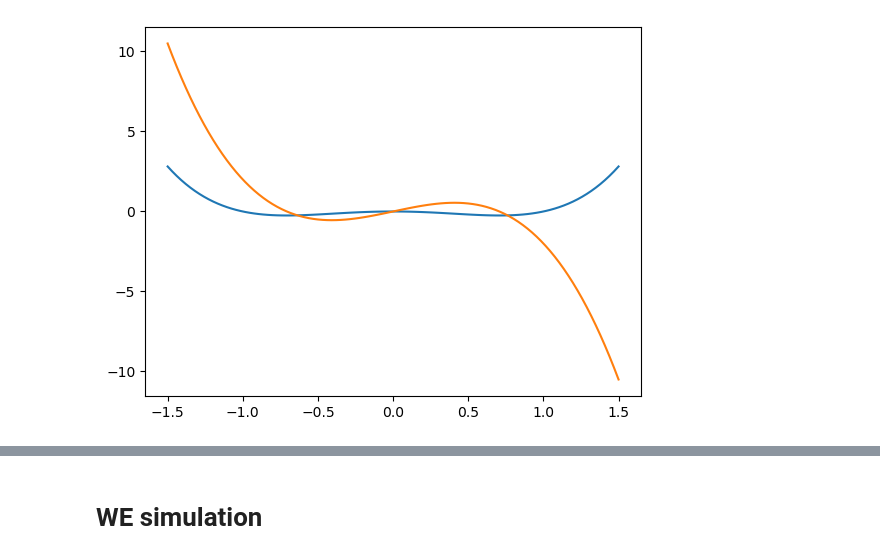
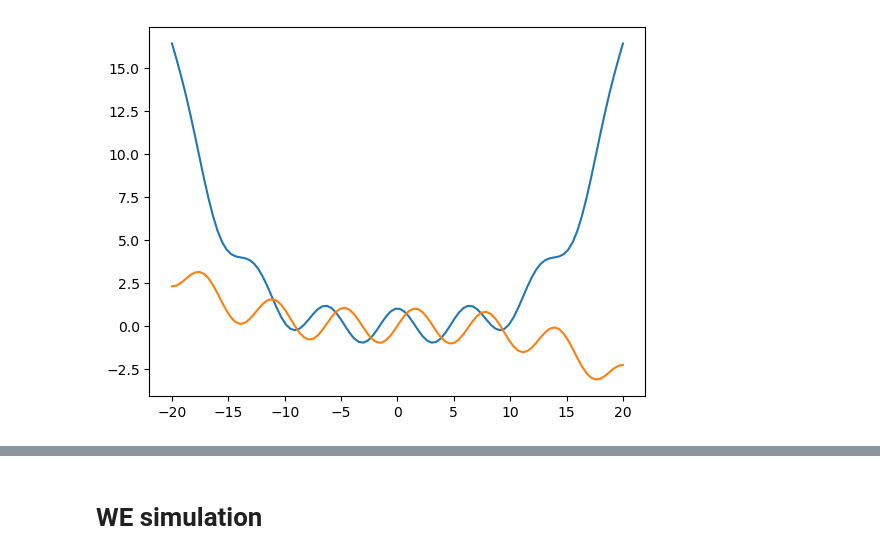
Before and after one commit to JonathanHB/sampling-methods, a Jupyter notebook: testing_v2.ipynb, the cells around one changed output, grey strips where cells are left out. Saved outputs shown, nothing was run; the diff lists cells and outputs as text; code cells hidden in the pictures.

```diff
--- a/testing_v2.ipynb
+++ b/testing_v2.ipynb
@@ -1,30 +1,35 @@
 # %%
 import propagators
 import energy_landscapes
 import long_simulation
 import weighted_ensemble_2
 import numpy as np
 import MSM_methods
 import analysis
 
 import matplotlib.pyplot as plt
 import importlib
 
+importlib.reload(energy_landscapes)
+
 #methods for fast print debugging
 def p(x):
     print(x)
 def pl(x):
     print(len(x))
 def ps(x):
     print(x.shape)
 
 kT = 1
 dt = 0.001
-system1 = energy_landscapes.unit_double_well()
+nbins = 160
+save_period = 100 #in steps; used to set nsteps below
+system1 = energy_landscapes.unit_sine_well()
 system1.plot_quantity(system1.potential)
 system1.plot_quantity(system1.F)
+#system1.analysis_bins(40)
 # %% [output]
-[figure, old version]
+[figure, new version]
 # %%
 importlib.reload(MSM_methods)
 importlib.reload(long_simulation)
```
Also changed, not shown: parts of 3 cells of this notebook, 6 other files.
